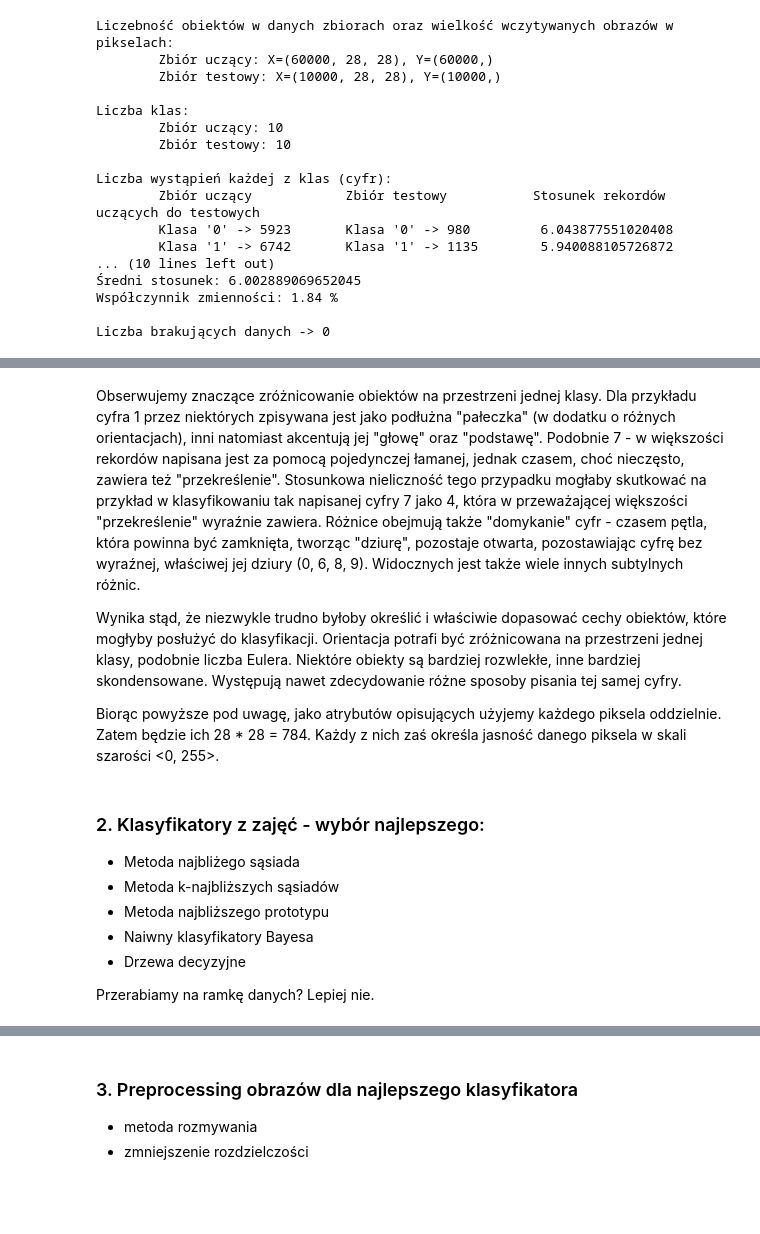
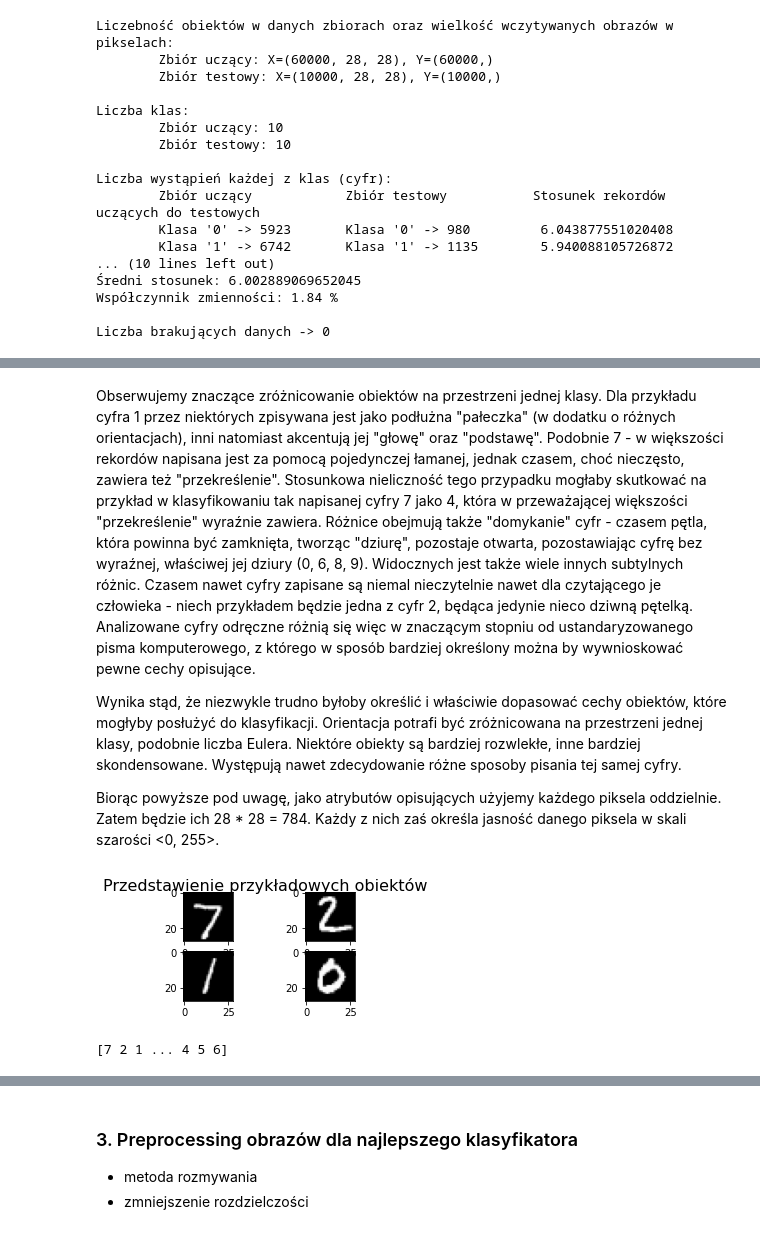
Before and after one commit to Selthen/MNIST-analysys, a Jupyter notebook: Gr3_MNIST.ipynb, the cells around one changed output, grey strips where cells are left out. Drawn from its saved outputs; the diff is of its cells as text; code cells hidden in the pictures; blank space fills up the shorter version.

Commit message:
Add files via upload
klasyfikatory z zajęć

```diff
--- a/Gr3_MNIST.ipynb
+++ b/Gr3_MNIST.ipynb
@@ -40,30 +55,49 @@ def basic_info():
     print('\nLiczba brakujących danych -> ', end='')
     print(np.isnan(trainX).sum().sum() + np.isnan(trainY).sum() + np.isnan(testX).sum().sum() + np.isnan(trainY).sum().sum())
 
-def display_examples(display_width=8, display_height=8):
+def display_examples(images, display_width=8, display_height=8, fontsize=36):
     fig, axs = plt.subplots(display_width, display_height)
     fig.set_size_inches(display_width * 2, display_height)
-    plt.rc('figure', titlesize=36)
+    plt.rc('figure', titlesize=fontsize)
     fig.suptitle('Przedstawienie przykładowych obiektów')
     for y in range(0, display_height):
         for x in range(0, display_width):
-            axs[y, x].imshow(trainX[x + display_width * y], cmap=plt.get_cmap('gray'))
+            axs[y, x].imshow(images[x + display_width * y], cmap=plt.get_cmap('gray'))
     plt.show()
 
-def display_every_digit_variations(display_width=4, display_height=4):
+def display_every_digit_variations(images, display_width=4, display_height=4, fontsize=18):
     for digit_to_find in range(0, 10):
         fig, axs = plt.subplots(display_height, display_width)
         fig.set_size_inches(display_width * 2, display_height)
-        plt.rc('figure', titlesize=18)
+        plt.rc('figure', titlesize=fontsize)
         fig.suptitle('Przedstawienie przykładowych rekordów z cyfrą {}'.format(digit_to_find))
         current_index = 0
         for y in range(0, display_height):
             for x in range(0, display_width):
                 while trainY[current_index] != digit_to_find:
                     current_index += 1
-                axs[y, x].imshow(trainX[current_index], cmap=plt.get_cmap('gray'))
+                axs[y, x].imshow(images[current_index], cmap=plt.get_cmap('gray'))
                 current_index += 1
     plt.show()
+
+def accuracy(model, classifier, display=True):
+    model.fit(trainX_flat, trainY)
+    cm = confusion_matrix(testY, model.predict(testX_flat))
+    if display:
+        display_confusion_matrix(cm, classifier)
+    return np.sum(np.diag(cm))/np.sum(cm)
+
+def display_confusion_matrix(confusion_matrix_data, classifier):
+    plt.figure(figsize=(10,5))
+    axs = sns.heatmap(confusion_matrix_data, annot=True, fmt='d', cmap='copper')
+    axs.set_title('Macierz pomyłek dla {}'.format(classifier))
+    axs.set_xlabel('Przypisane klasy')
+    axs.set_ylabel('Wartości rzeczywiste')
+    axs.set_xticklabels(range(0, 10))
+    axs.set_yticklabels(range(0, 10))
+
+def calculate_error(acc):
+    return round((1 - acc) * 100, 2)
 # %% [markdown]
 ### 1. Wprowadzenie i wstępna analiza danych.
 
@@ -130,16 +154,21 @@ display_every_digit_variations(6, 3)
 # %% [markdown]
-Obserwujemy znaczące zróżnicowanie obiektów na przestrzeni jednej klasy. Dla przykładu cyfra 1 przez niektórych zpisywana jest jako podłużna "pałeczka" (w dodatku o różnych orientacjach), inni natomiast akcentują jej "głowę" oraz "podstawę". Podobnie 7 - w większości rekordów napisana jest za pomocą pojedynczej łamanej, jednak czasem, choć nieczęsto, zawiera też "przekreślenie". Stosunkowa nieliczność tego przypadku mogłaby skutkować na przykład w klasyfikowaniu tak napisanej cyfry 7 jako 4, która w przeważającej większości "przekreślenie" wyraźnie zawiera. Różnice obejmują także "domykanie" cyfr - czasem pętla, która powinna być zamknięta, tworząc "dziurę", pozostaje otwarta, pozostawiając cyfrę bez wyraźnej, właściwej jej dziury (0, 6, 8, 9). Widocznych jest także wiele innych subtylnych różnic.
+Obserwujemy znaczące zróżnicowanie obiektów na przestrzeni jednej klasy. Dla przykładu cyfra 1 przez niektórych zpisywana jest jako podłużna "pałeczka" (w dodatku o różnych orientacjach), inni natomiast akcentują jej "głowę" oraz "podstawę". Podobnie 7 - w większości rekordów napisana jest za pomocą pojedynczej łamanej, jednak czasem, choć nieczęsto, zawiera też "przekreślenie". Stosunkowa nieliczność tego przypadku mogłaby skutkować na przykład w klasyfikowaniu tak napisanej cyfry 7 jako 4, która w przeważającej większości "przekreślenie" wyraźnie zawiera. Różnice obejmują także "domykanie" cyfr - czasem pętla, która powinna być zamknięta, tworząc "dziurę", pozostaje otwarta, pozostawiając cyfrę bez wyraźnej, właściwej jej dziury (0, 6, 8, 9). Widocznych jest także wiele innych subtylnych różnic. Czasem nawet cyfry zapisane są niemal nieczytelnie nawet dla czytającego je człowieka - niech przykładem będzie jedna z cyfr 2, będąca jedynie nieco dziwną pętelką. Analizowane cyfry odręczne różnią się więc w znaczącym stopniu od ustandaryzowanego pisma komputerowego, z którego w sposób bardziej określony można by wywnioskować pewne cechy opisujące.
 
 Wynika stąd, że niezwykle trudno byłoby określić i właściwie dopasować cechy obiektów, które mogłyby posłużyć do klasyfikacji. Orientacja potrafi być zróżnicowana na przestrzeni jednej klasy, podobnie liczba Eulera. Niektóre obiekty są bardziej rozwlekłe, inne bardziej skondensowane. Występują nawet zdecydowanie różne sposoby pisania tej samej cyfry.
 
 Biorąc powyższe pod uwagę, jako atrybutów opisujących użyjemy każdego piksela oddzielnie. Zatem będzie ich 28 * 28 = 784. Każdy z nich zaś określa jasność danego piksela w skali szarości <0, 255>.
-# %% [markdown]
-### 2. Klasyfikatory z zajęć - wybór najlepszego:
-
-- Metoda najbliżego sąsiada
-- Metoda k-najbliższych sąsiadów
-- Metoda najbliższego prototypu
-- Naiwny klasyfikatory Bayesa
-- Drzewa decyzyjne
-
-Przerabiamy na ramkę danych? Lepiej nie.
+# %%
+# "spłaszczenie" macierzy pikseli każdego z obrazów do jednowymiarowych wektorów atrybutów opisowych
+trainX_flat = trainX.flatten().reshape(60000, 784)
+testX_flat  = testX.flatten().reshape(10000, 784)
+
+# upewnimy się jeszcze pobieżnie, czy dane zostały spłaszczone prawidłowo:
+# pierwsze obiekty testowe
+display_examples(testX, 2, 2, 16)
+# skorzystamy w tym celu z przykładowego klasyfikatora - najbliższego sąsiada
+model = KNeighborsClassifier(n_neighbors = 1)
+model.fit(trainX_flat, trainY)
+print(model.predict(testX_flat))
+# %% [output]
+[figure, added]
+[7 2 1 ... 4 5 6]
```
Also changed, not shown: parts of 19 cells of this notebook.
